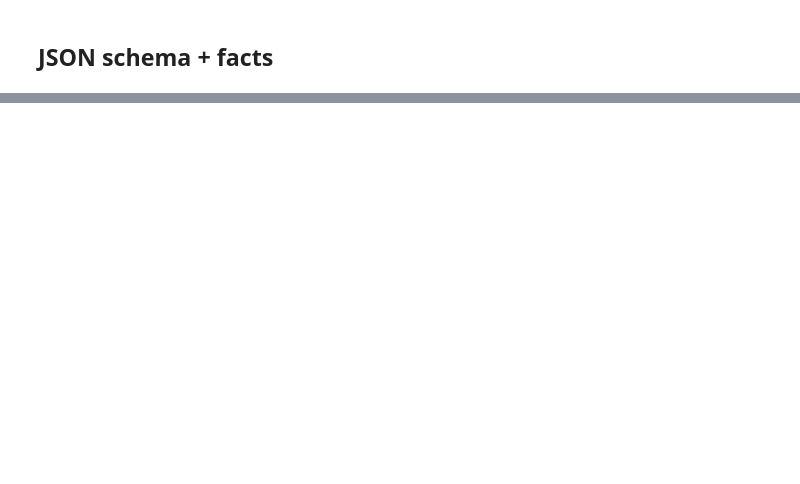
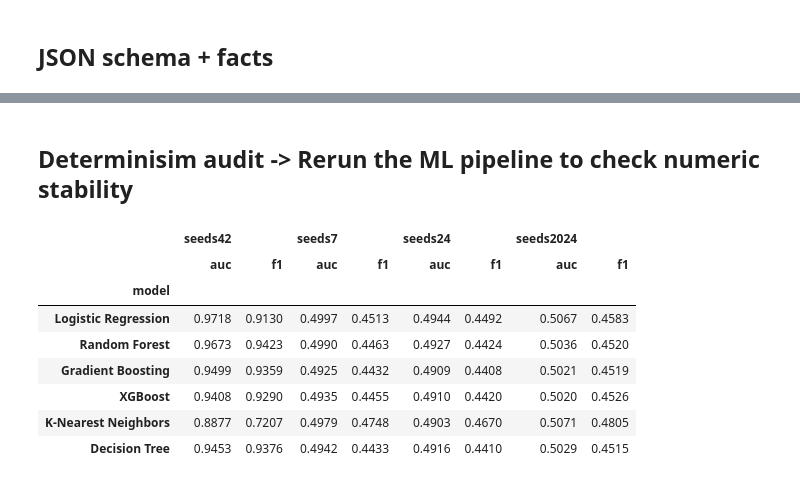
Before and after one commit to Mipjeiger/Credit-Risk-Analyst, a Jupyter notebook: data_science/notebooks/03_audit_engineering.ipynb, the cells around one changed output, grey strips where cells are left out. Saved outputs shown, nothing was run; the diff lists cells and outputs as text; code cells hidden in the pictures; blank space fills up the shorter version.

```diff
--- a/data_science/notebooks/03_audit_engineering.ipynb
+++ b/data_science/notebooks/03_audit_engineering.ipynb
@@ -680,3 +680,38 @@ missing keys   : {'ks', 'actions', 'gini', 'psi', 'summary'}
 extra keys     : none ✅
 actions >= 3   : False
 uncited actions: 0
+# %% [markdown]
+## Determinisim audit -> Rerun the ML pipeline to check numeric stability
+# %%
+def run_metrics(seed: int) -> pd.DataFrame:
+    X_train, X_test, y_train, y_test = train_test_split(X, y, test_size=0.2, random_state=seed, stratify=y)
+
+    out = []
+    for name, m in MODELS.items():
+        p = m.predict_proba(X_test_scaled)
+
+        # Append to the output list
+        out.append({
+            "model": name,
+            "auc": roc_auc_score(y_test, p, multi_class='ovr', average='weighted'),
+            "f1": f1_score(y_test, p.argmax(axis=1), average='weighted', zero_division=0)
+        })
+
+    return pd.DataFrame(out)
+
+# Random seed
+seeds = [42, 7, 24, 2024]
+runs = {s: run_metrics(s).set_index("model") for s in seeds}
+
+stability = pd.concat({f"seeds{s}": r[["auc", "f1"]] for s, r in runs.items()}, axis=1).round(4)
+display(stability)
+# %% [output]
+|  | seeds42 |  | seeds7 |  | seeds24 |  | seeds2024 |  |
+|  | auc | f1 | auc | f1 | auc | f1 | auc | f1 |
+| model |  |  |  |  |  |  |  |  |
+| Logistic Regression | 0.9718 | 0.9130 | 0.4997 | 0.4513 | 0.4944 | 0.4492 | 0.5067 | 0.4583 |
+| Random Forest | 0.9673 | 0.9423 | 0.4990 | 0.4463 | 0.4927 | 0.4424 | 0.5036 | 0.4520 |
+| Gradient Boosting | 0.9499 | 0.9359 | 0.4925 | 0.4432 | 0.4909 | 0.4408 | 0.5021 | 0.4519 |
+| XGBoost | 0.9408 | 0.9290 | 0.4935 | 0.4455 | 0.4910 | 0.4420 | 0.5020 | 0.4526 |
+| K-Nearest Neighbors | 0.8877 | 0.7207 | 0.4979 | 0.4748 | 0.4903 | 0.4670 | 0.5071 | 0.4805 |
+| Decision Tree | 0.9453 | 0.9376 | 0.4942 | 0.4433 | 0.4916 | 0.4410 | 0.5029 | 0.4515 |
```
Also changed, not shown: parts of 10 cells of this notebook, 7 other files.
